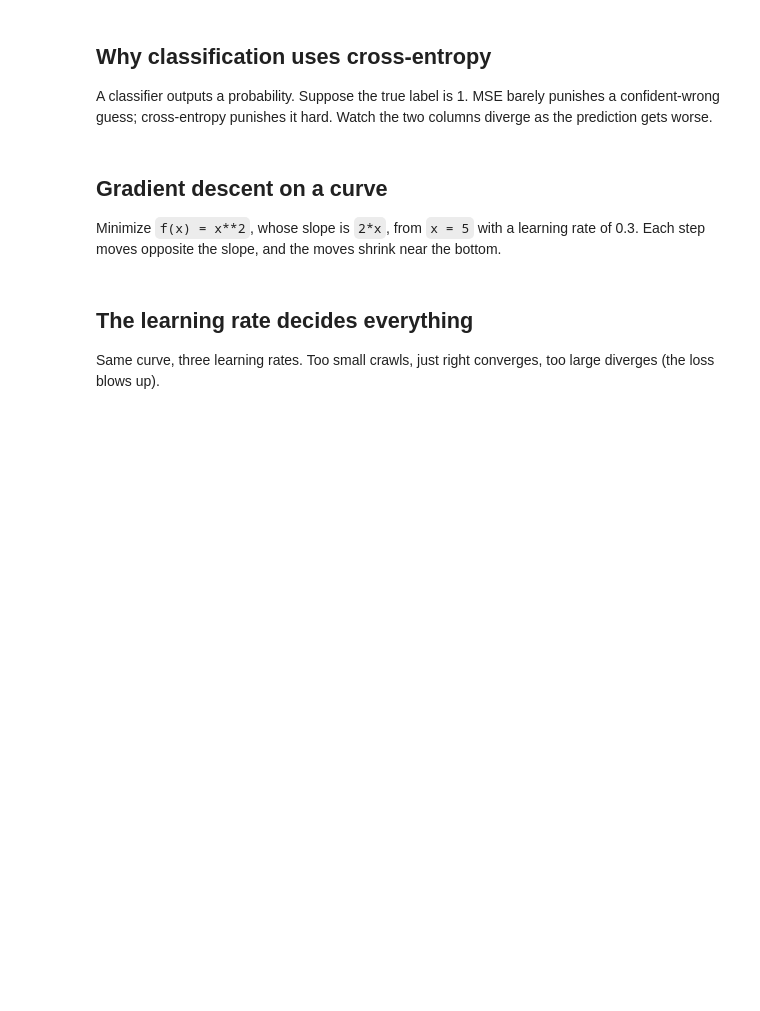
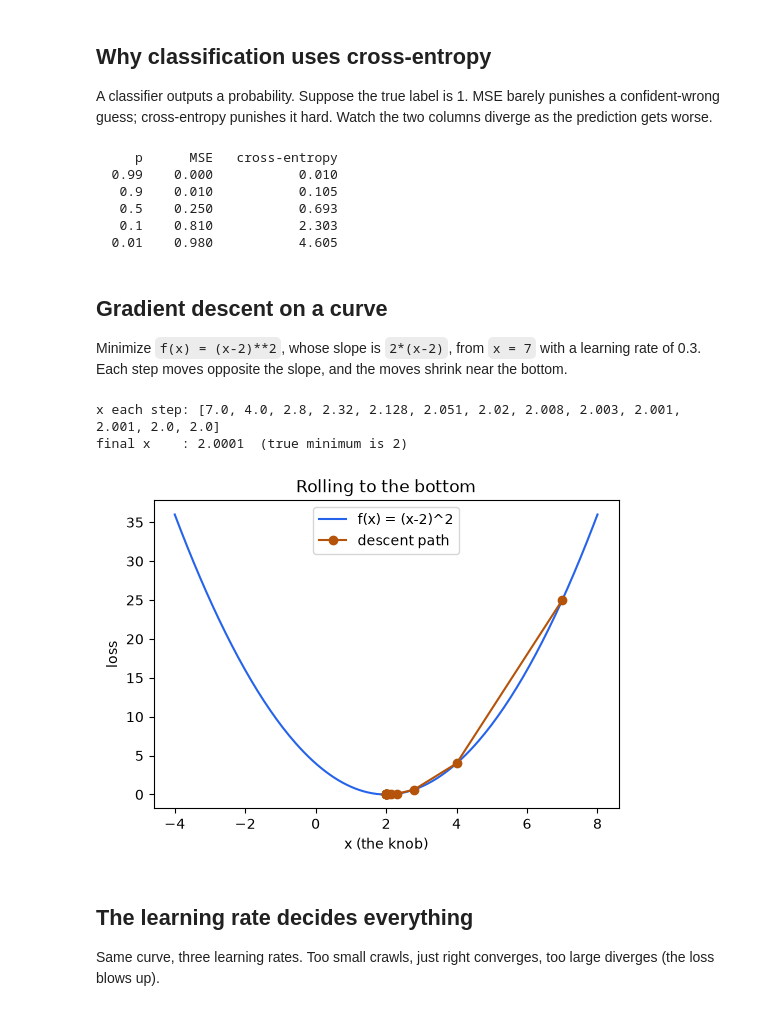
Before and after one commit to radha-rani/logicmojo-ai-july-2026, a Jupyter notebook: modules/module-2-ml-dl-essentials/02-how-models-learn/code/loss_function_gradient_descent.ipynb, the cells around one changed output. Saved outputs shown, nothing was run; the diff lists cells and outputs as text; code cells hidden in the pictures; blank space fills up the shorter version.

```diff
--- a/modules/module-2-ml-dl-essentials/02-how-models-learn/code/loss_function_gradient_descent.ipynb
+++ b/modules/module-2-ml-dl-essentials/02-how-models-learn/code/loss_function_gradient_descent.ipynb
@@ -49,32 +53,43 @@ def bce_one(p, y=1.0):
     return -(y*np.log(p) + (1-y)*np.log(1-p))
 
 print(f"{'p':>6} {'MSE':>8} {'cross-entropy':>15}")
-for p in [0.9, 0.5, 0.1, 0.01]:
+for p in [0.99, 0.9, 0.5, 0.1, 0.01]:
     print(f"{p:>6} {mse_one(p):>8.3f} {bce_one(p):>15.3f}")
+# %% [output]
+     p      MSE   cross-entropy
+  0.99    0.000           0.010
+   0.9    0.010           0.105
+   0.5    0.250           0.693
+   0.1    0.810           2.303
+  0.01    0.980           4.605
 # %% [markdown]
 ## Gradient descent on a curve
 
-Minimize `f(x) = x**2`, whose slope is `2*x`, from `x = 5` with a learning rate of 0.3. Each step moves opposite the slope, and the moves shrink near the bottom.
+Minimize `f(x) = (x-2)**2`, whose slope is `2*(x-2)`, from `x = 7` with a learning rate of 0.3. Each step moves opposite the slope, and the moves shrink near the bottom.
 # %%
-def f(x):  return x**2
-def grad(x): return 2*x
+def f(x):  return (x-2)**2
+def grad(x): return 2*(x-2)
 
-x = 5.0
+x = 7.0
 lr = 0.3
 path = [x]
 for step in range(12):
     x = x - lr*grad(x)
     path.append(x)
 
 print("x each step:", [round(v, 3) for v in path])
-print("final x    :", round(path[-1], 4), " (true minimum is 0)")
+print("final x    :", round(path[-1], 4), " (true minimum is 2)")
 
-grid = np.linspace(-5.5, 5.5, 200)
+grid = np.linspace(-4, 8, 200)
 plt.figure(figsize=(6, 4))
-plt.plot(grid, f(grid), color="#2563eb", label="f(x) = x^2")
+plt.plot(grid, f(grid), color="#2563eb", label="f(x) = (x-2)^2")
 plt.plot(path, [f(v) for v in path], "o-", color="#b45309", label="descent path")
 plt.xlabel("x (the knob)"); plt.ylabel("loss"); plt.legend(); plt.title("Rolling to the bottom")
 plt.show()
+# %% [output]
+x each step: [7.0, 4.0, 2.8, 2.32, 2.128, 2.051, 2.02, 2.008, 2.003, 2.001, 2.001, 2.0, 2.0]
+final x    : 2.0001  (true minimum is 2)
+[figure, added]
 # %% [markdown]
 ## The learning rate decides everything
 
```
Also changed, not shown: parts of 3 cells of this notebook.
